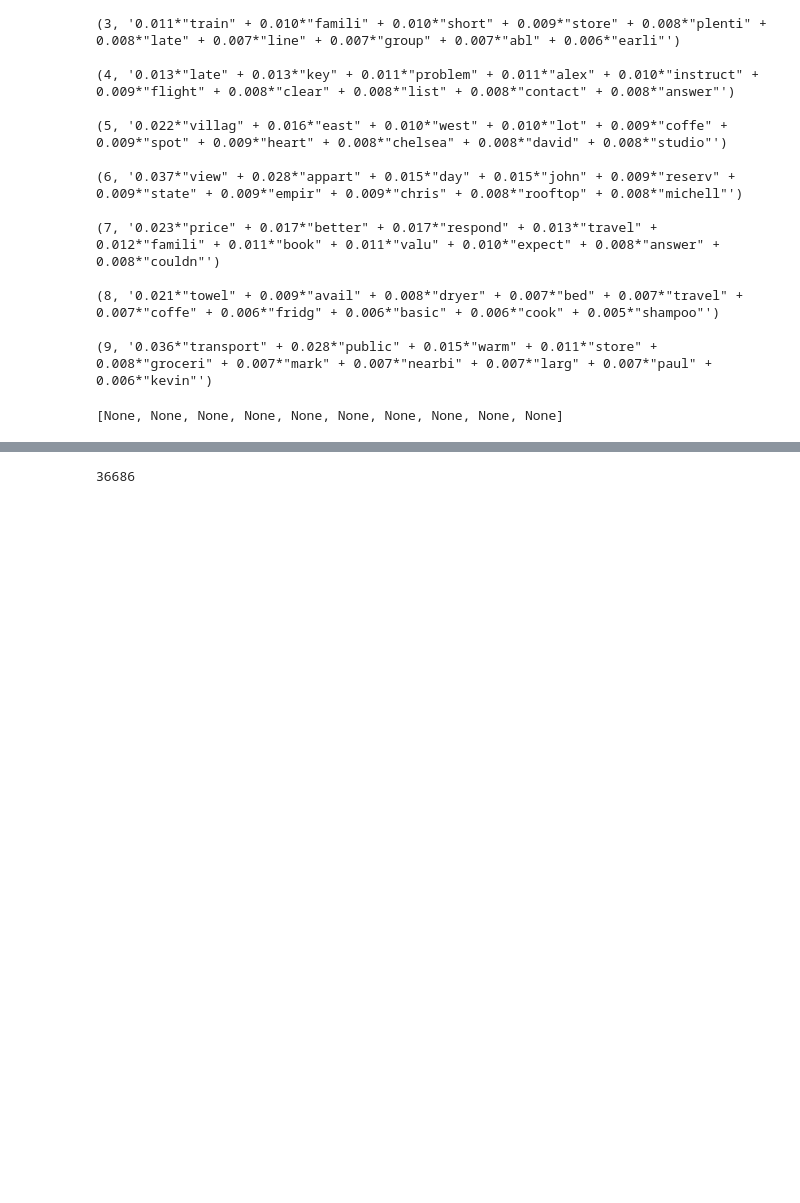
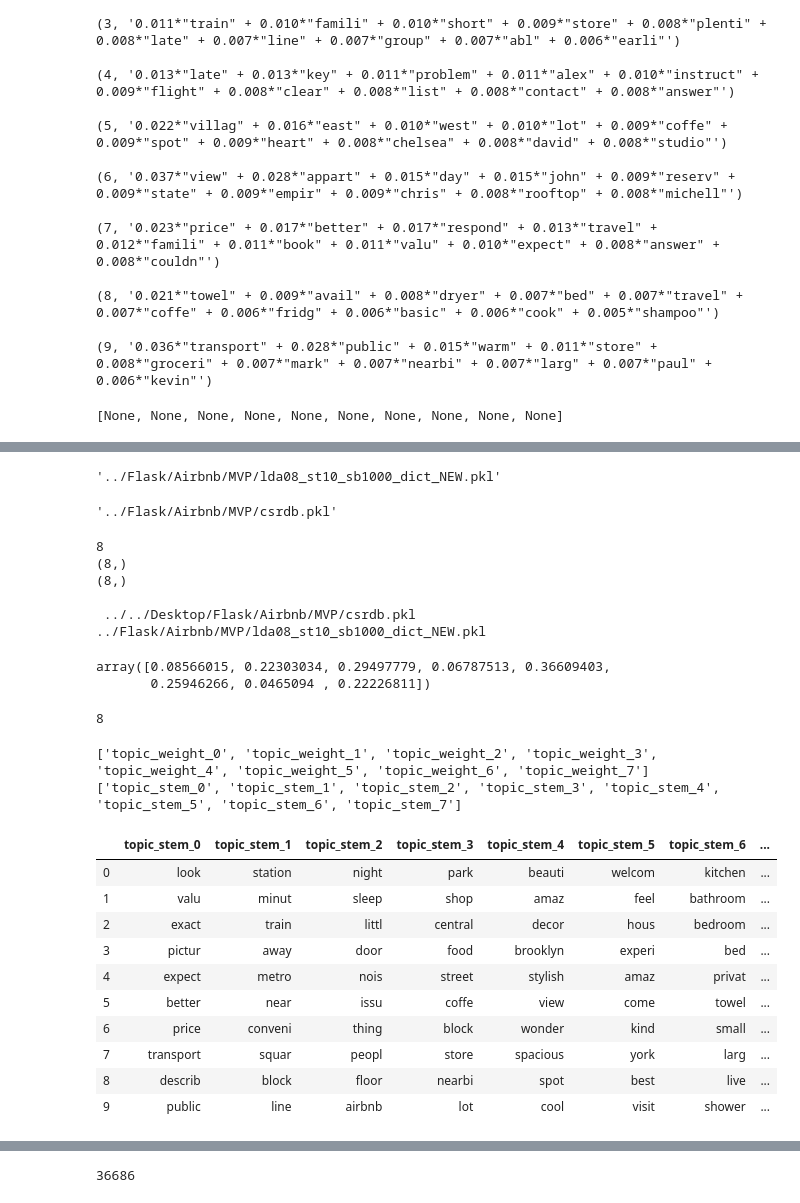
Before and after one commit to bdferris642/airbnb_insight, a Jupyter notebook: Topic Analysis.ipynb, the cells around one changed output, grey strips where cells are left out. Drawn from its saved outputs; the diff is of its cells as text; code cells hidden in the pictures; blank space fills up the shorter version.

```diff
--- a/Topic Analysis.ipynb
+++ b/Topic Analysis.ipynb
@@ -1003,0 +1062,79 @@ len(dictionary10.items())
+# %%
+pickle_name
+# %% [output]
+'../Flask/Airbnb/MVP/lda08_st10_sb1000_dict_NEW.pkl'
+# %%
+pf
+# %% [output]
+'../Flask/Airbnb/MVP/csrdb.pkl'
+# %%
+lda08_st10_sb1000_dict = {}
+lda08_st10_sb1000_dict['model'] = lda08_st10_sb1000
+lda08_st10_sb1000_dict['corpus'] = corpus08_st10_sb1000
+lda08_st10_sb1000_dict['topics'] =  topics08_st10_sb1000
+lda08_st10_sb1000_dict['dictionary'] = dictionary08_st10_sb1000
+
+
+print(len(topics08_st10_sb1000))
+print(np.shape(clean_scored_room_db.mean_topic_score.iloc[0]))
+print(np.shape(clean_scored_room_db.topic_scores.iloc[0][0]))
+
+
+pf = '../Flask/Airbnb/MVP/csrdb.pkl'
+print('\n', pf)
+with open(pf, 'wb') as pickle_file:
+        pickle.dump(clean_scored_room_db, pickle_file)
+
+pickle_name = '../Flask/Airbnb/MVP/lda08_st10_sb1000_dict_NEW.pkl'
+print(pickle_name)
+with open(pickle_name, 'wb') as pickle_file:
+    pickle.dump(lda08_st10_sb1000_dict, pickle_file)
+# %% [output]
+8
+(8,)
+(8,)
+
+ ../../Desktop/Flask/Airbnb/MVP/csrdb.pkl
+../Flask/Airbnb/MVP/lda08_st10_sb1000_dict_NEW.pkl
+# %%
+clean_scored_room_db.mean_topic_score.iloc[0]
+# %% [output]
+array([0.08566015, 0.22303034, 0.29497779, 0.06787513, 0.36609403,
+       0.25946266, 0.0465094 , 0.22226811])
+# %%
+len(lda08_st10_sb1000_dict['topics'])
+# %% [output]
+8
+# %%
+topics08_st10_sb1000_NEW_df = pd.DataFrame()
+w_df = np.zeros((10, 8))
+st_df = np.zeros((10, 8), dtype=str)
+
+for ind, vals in topics08_st10_sb1000:
+    w_label = 'topic_weight_'+ str(ind)
+    s_label = 'topic_stem_'+ str(ind)
+    weights_x_stems = vals.split(' + ')
+    weights = [float(i.split('*')[0]) for i in weights_x_stems]
+    stems = [i.split('*')[1][1:-1] for i in weights_x_stems]
+    topics08_st10_sb1000_NEW_df[w_label] = weights
+    topics08_st10_sb1000_NEW_df[s_label] = stems
+
+w_cols = ['topic_weight_'+str(i) for i in range(8)]
+s_cols = ['topic_stem_'+str(i) for i in range(8)]
+print(w_cols)
+print(s_cols)
+topics08_st10_sb1000_NEW_df[s_cols]
+# %% [output]
+['topic_weight_0', 'topic_weight_1', 'topic_weight_2', 'topic_weight_3', 'topic_weight_4', 'topic_weight_5', 'topic_weight_6', 'topic_weight_7']
+['topic_stem_0', 'topic_stem_1', 'topic_stem_2', 'topic_stem_3', 'topic_stem_4', 'topic_stem_5', 'topic_stem_6', 'topic_stem_7']
+|  | topic_stem_0 | topic_stem_1 | topic_stem_2 | topic_stem_3 | topic_stem_4 | topic_stem_5 | topic_stem_6 | ... |
+| 0 | look | station | night | park | beauti | welcom | kitchen | ... |
+| 1 | valu | minut | sleep | shop | amaz | feel | bathroom | ... |
+| 2 | exact | train | littl | central | decor | hous | bedroom | ... |
+| 3 | pictur | away | door | food | brooklyn | experi | bed | ... |
+| 4 | expect | metro | nois | street | stylish | amaz | privat | ... |
+| 5 | better | near | issu | coffe | view | come | towel | ... |
+| 6 | price | conveni | thing | block | wonder | kind | small | ... |
+| 7 | transport | squar | peopl | store | spacious | york | larg | ... |
+| 8 | describ | block | floor | nearbi | spot | best | live | ... |
+| 9 | public | line | airbnb | lot | cool | visit | shower | ... |
```
Also changed, not shown: parts of 67 cells of this notebook, 10 other files.
